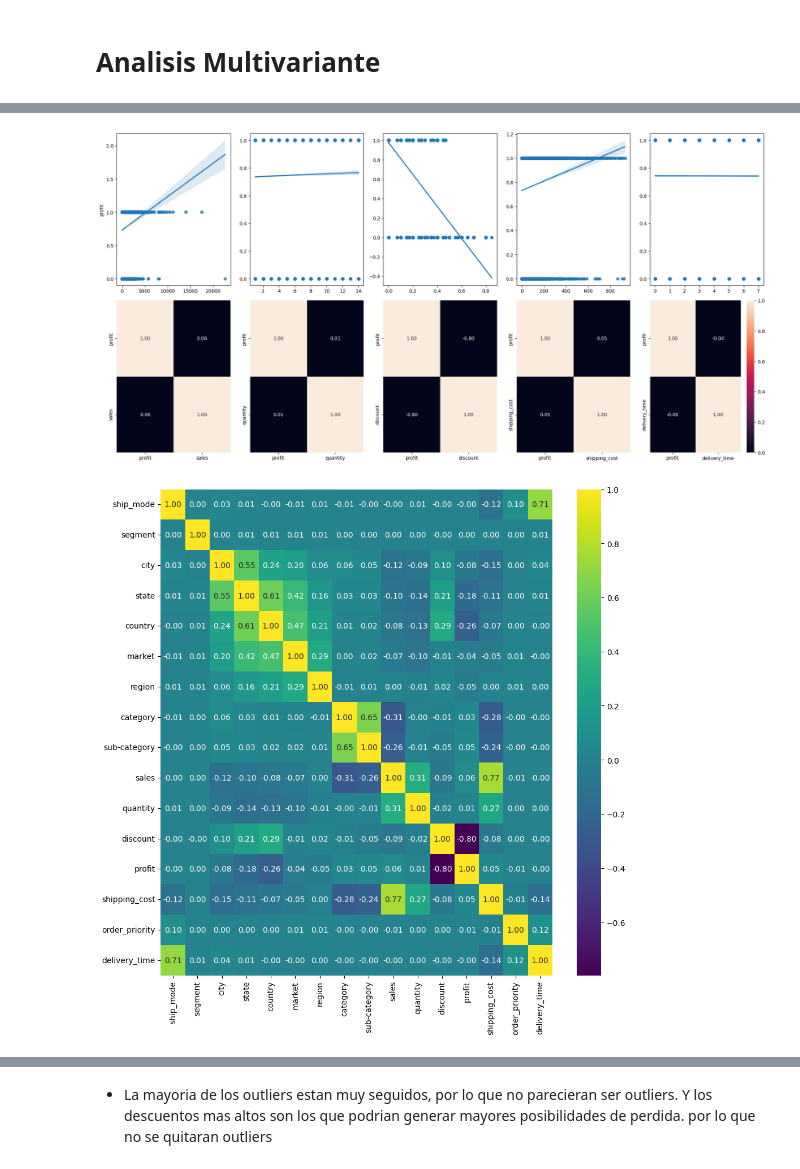
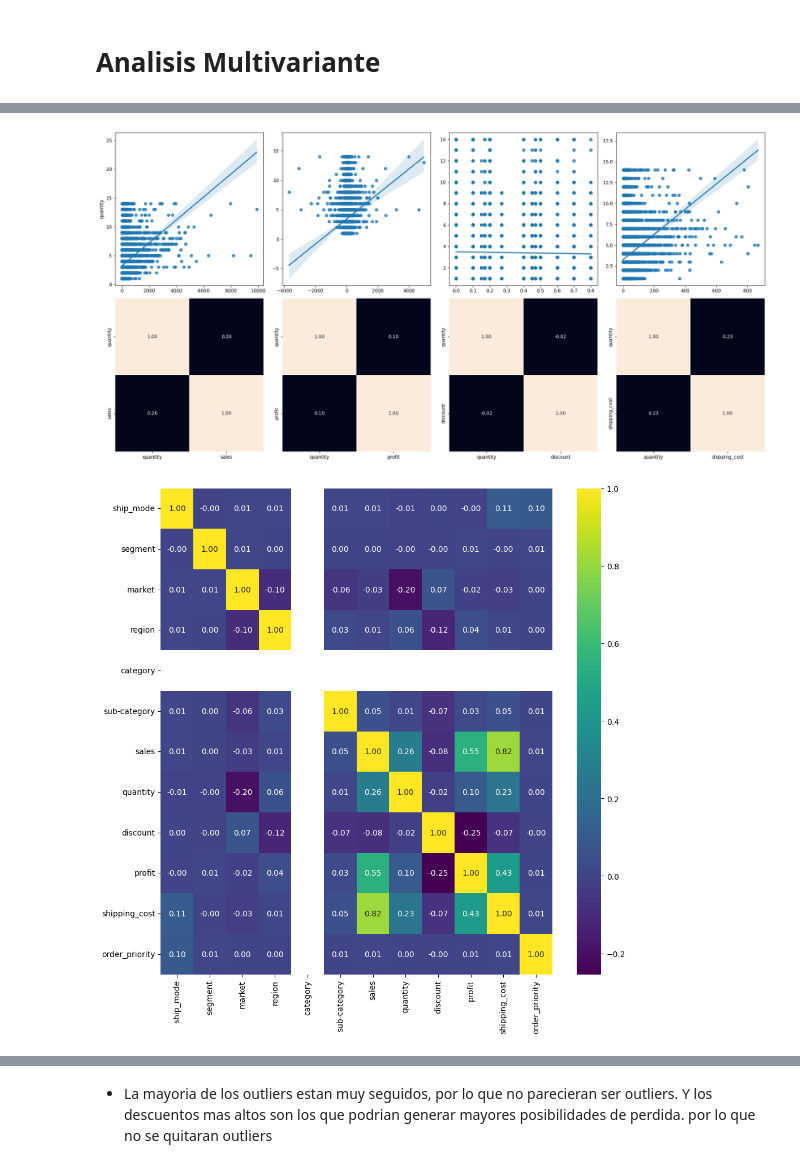
Before and after one commit to 4GeeksAcademy/FINAL_GLOBAL_SUPERSTORE, a Jupyter notebook: src/explore.ipynb, the cells around one changed output, grey strips where cells are left out. Drawn from its saved outputs; the diff is of its cells as text; code cells hidden in the pictures.

```diff
--- a/src/explore.ipynb
+++ b/src/explore.ipynb
@@ -155,7 +131,8 @@ df
 # %%
 # Elimino Duplicados
 
-df.drop_duplicates().sum()
+df.drop('order_month',axis=1).drop_duplicates().sum()
+df = df.sort_values(by='order_month')
 df.info()
 # %% [output]
 <class 'pandas.DataFrame'>
@@ -178,2 +155,5 @@ memory usage: 6.3 MB
 # %% [markdown]
 - No hay duplicados ni valores nulos
+# %%
+df = df[df['category'] == 'Office Supplies']
+df.info()
@@ -241,0 +256,3 @@ plt.show()
+# %%
+df = df.drop(['city','state','country'], axis = 1)
+df.head()
@@ -244,31 +291,27 @@ plt.show()
 # %%
 # Numerico - Numerico
 
-fig, ax = plt.subplots(2,5,figsize = (20,10))
+fig, ax = plt.subplots(2,4,figsize = (20,10))
 
-sns.regplot(ax = ax[0,0],data=df,x = 'sales', y = 'profit').set(xlabel = None)
-sns.heatmap(df[['profit','sales']].corr(),annot= True,fmt='.2f',ax=ax[1,0], cbar=False)
-sns.regplot(ax = ax[0,1],data=df,x = 'quantity', y = 'profit').set(xlabel = None, ylabel = None)
-sns.heatmap(df[['profit','quantity']].corr(),annot= True,fmt='.2f',ax=ax[1,1], cbar=False)
-sns.regplot(ax = ax[0,2],data=df,x = 'discount', y = 'profit').set(xlabel = None, ylabel = None)
-sns.heatmap(df[['profit','discount']].corr(),annot= True,fmt='.2f',ax=ax[1,2], cbar=False)
-sns.regplot(ax = ax[0,3],data=df,x = 'shipping_cost', y = 'profit').set(xlabel = None, ylabel = None)
-sns.heatmap(df[['profit','shipping_cost']].corr(),annot= True,fmt='.2f',ax=ax[1,3], cbar=False)
-sns.regplot(ax = ax[0,4],data=df,x = 'delivery_time', y = 'profit').set(xlabel = None, ylabel = None)
-sns.heatmap(df[['profit','delivery_time']].corr(),annot= True,fmt='.2f',ax=ax[1,4])
+sns.regplot(ax = ax[0,0],data=df,x = 'sales', y = 'quantity').set(xlabel = None)
+sns.heatmap(df[['quantity','sales']].corr(),annot= True,fmt='.2f',ax=ax[1,0], cbar=False)
+sns.regplot(ax = ax[0,1],data=df,x = 'profit', y = 'quantity').set(xlabel = None, ylabel = None)
+sns.heatmap(df[['quantity','profit']].corr(),annot= True,fmt='.2f',ax=ax[1,1], cbar=False)
+sns.regplot(ax = ax[0,2],data=df,x = 'discount', y = 'quantity').set(xlabel = None, ylabel = None)
+sns.heatmap(df[['quantity','discount']].corr(),annot= True,fmt='.2f',ax=ax[1,2], cbar=False)
+sns.regplot(ax = ax[0,3],data=df,x = 'shipping_cost', y = 'quantity').set(xlabel = None, ylabel = None)
+sns.heatmap(df[['quantity','shipping_cost']].corr(),annot= True,fmt='.2f',ax=ax[1,3], cbar=False)
+
 
 plt.tight_layout()
 plt.show()
 # %% [output]
-[figure, old version]
+[figure, new version]
 # %%
 # Vectorizado
 
 df['ship_mode'] = pd.factorize(df['ship_mode'])[0]
 df['segment'] = pd.factorize(df['segment'])[0]
-df['city'] = pd.factorize(df['city'])[0]
-df['state'] = pd.factorize(df['state'])[0]
-df['country'] = pd.factorize(df['country'])[0]
 df['market'] = pd.factorize(df['market'])[0]
 df['region'] = pd.factorize(df['region'])[0]
 df['category'] = pd.factorize(df['category'])[0]
@@ -277,9 +320,9 @@ df['order_priority'] = pd.factorize(df['order_priority'])[0]
 # %%
 fig, ax = plt.subplots(figsize = (10,10))
 
-sns.heatmap(df.corr(method='pearson'), annot=True,fmt='.2f',cmap='viridis',ax=ax)
+sns.heatmap(df.drop('order_month',axis=1).corr(method='pearson'), annot=True,fmt='.2f',cmap='viridis',ax=ax)
 
 plt.tight_layout()
 plt.show()
 # %% [output]
-[figure, old version]
+[figure, new version]
```
Also changed, not shown: parts of 31 cells of this notebook.
